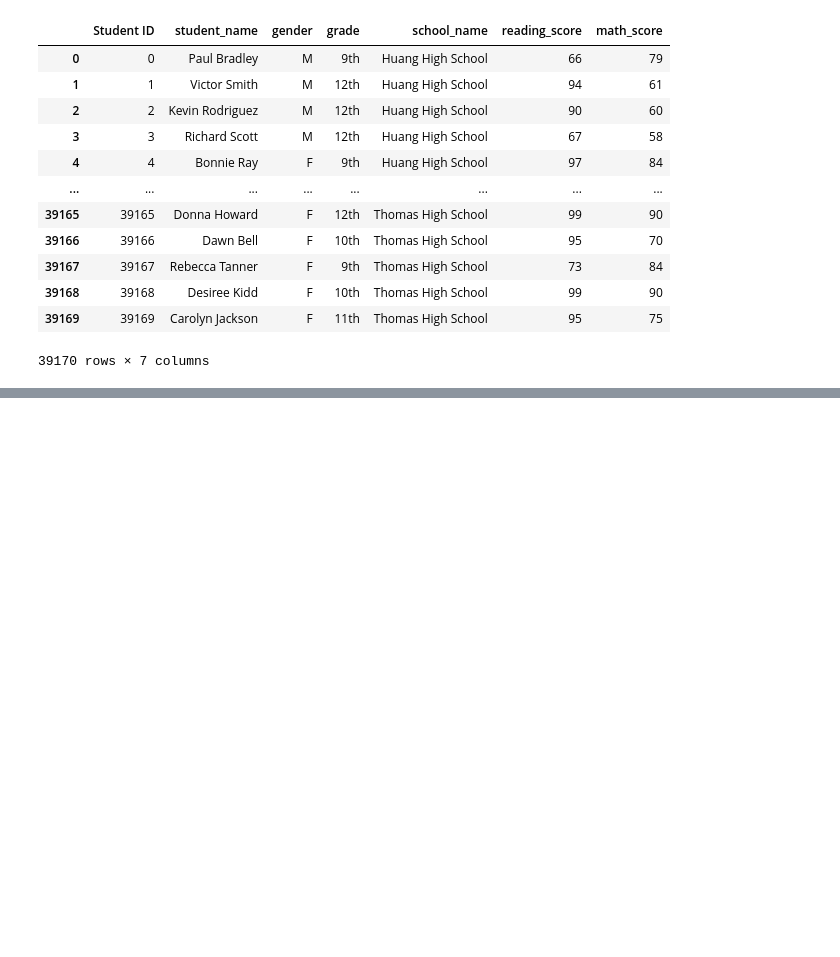
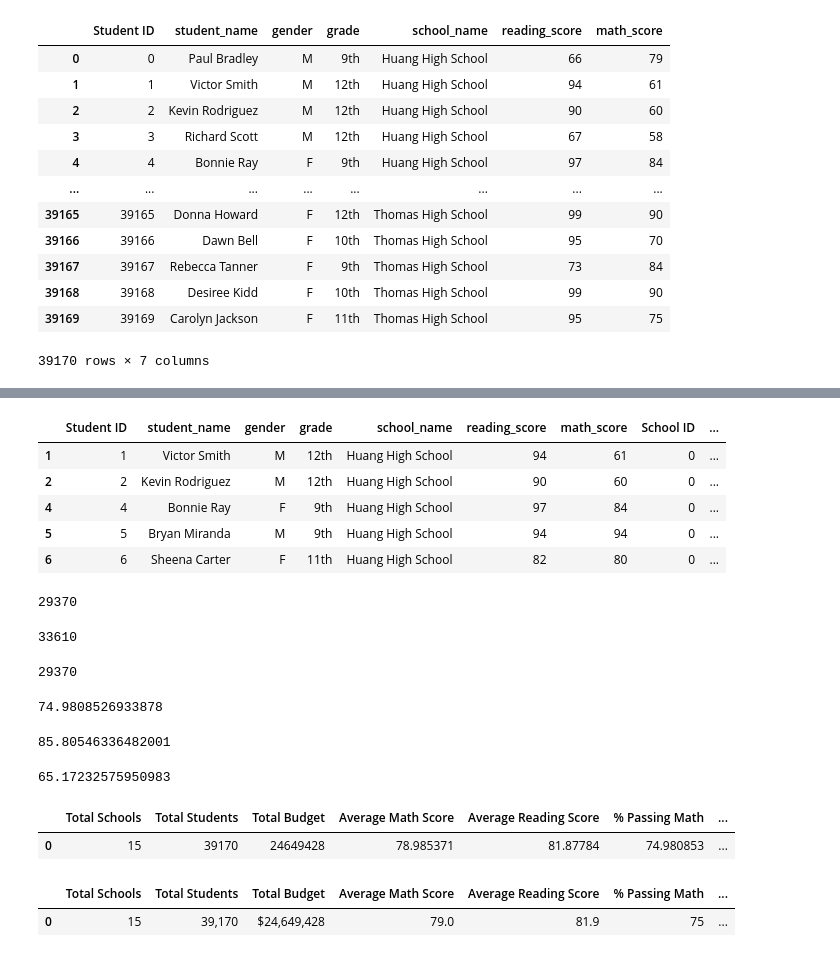
Before and after one commit to Dhanushree27/School_District_Analysis, a Jupyter notebook: PyCitySchools.ipynb, the cells around one changed output, grey strips where cells are left out. Drawn from its saved outputs; the diff is of its cells as text; code cells hidden in the pictures; blank space fills up the shorter version.

```diff
--- a/PyCitySchools.ipynb
+++ b/PyCitySchools.ipynb
@@ -181,0 +251,74 @@ student_data_df
+# %%
+#Calculate students who passed reading and store in new df
+passing_reading=school_data_complete_df[school_data_complete_df["reading_score"]>=70]
+passing_reading.head()
+# %% [output]
+|  | Student ID | student_name | gender | grade | school_name | reading_score | math_score | School ID | ... |
+| 1 | 1 | Victor Smith | M | 12th | Huang High School | 94 | 61 | 0 | ... |
+| 2 | 2 | Kevin Rodriguez | M | 12th | Huang High School | 90 | 60 | 0 | ... |
+| 4 | 4 | Bonnie Ray | F | 9th | Huang High School | 97 | 84 | 0 | ... |
+| 5 | 5 | Bryan Miranda | M | 9th | Huang High School | 94 | 94 | 0 | ... |
+| 6 | 6 | Sheena Carter | F | 11th | Huang High School | 82 | 80 | 0 | ... |
+# %%
+# Calculate number of students who passed math
+passing_math_count=passing_math["Student ID"].count()
+passing_math_count
+# %% [output]
+29370
+# %%
+# Calculate number of students who passed reading
+passing_reading_count=passing_reading["Student ID"].count()
+passing_reading_count
+# %% [output]
+33610
+# %%
+passing_grade_math=school_data_complete_df["math_score"]>=70
+passing_grade_math.sum()
+# %% [output]
+29370
+# %%
+# Calculate percentage that passed math
+passing_math_percentage=float(passing_math_count/student_count) *100
+passing_math_percentage
+# %% [output]
+74.9808526933878
+# %%
+# Calculate percentage that passed reading
+passing_reading_percentage=float(passing_reading_count/student_count) *100
+passing_reading_percentage
+# %% [output]
+85.80546336482001
+# %%
+# Calculate percentage of students who passed both math and reading
+passing_math_reading=school_data_complete_df[(school_data_complete_df["reading_score"]>=70) & (school_data_complete_df["math_score"]>=70)]
+passing_math_reading_count=passing_math_reading["Student ID"].count()
+overall_passing_percentage=passing_math_reading_count/student_count *100
+overall_passing_percentage
+# %% [output]
+65.17232575950983
+# %%
+# Adding results to a new DF
+district_summary_df=pd.DataFrame([{"Total Schools": school_count,
+          "Total Students": student_count,
+          "Total Budget": total_budget,
+          "Average Math Score": average_math_score,
+          "Average Reading Score": average_reading_score,
+          "% Passing Math": passing_math_percentage,
+         "% Passing Reading": passing_reading_percentage,
+        "% Overall Passing": overall_passing_percentage}])
+district_summary_df
+# %% [output]
+|  | Total Schools | Total Students | Total Budget | Average Math Score | Average Reading Score | % Passing Math | ... |
+| 0 | 15 | 39170 | 24649428 | 78.985371 | 81.87784 | 74.980853 | ... |
+# %%
+district_summary_df["Total Students"]=district_summary_df["Total Students"].map("{:,}".format)
+district_summary_df["Total Budget"]=district_summary_df["Total Budget"].map("${:,}".format)
+district_summary_df["Average Math Score"]=district_summary_df["Average Math Score"].map("{:.1f}".format)
+district_summary_df["Average Reading Score"]=district_summary_df["Average Reading Score"].map("{:.1f}".format)
+district_summary_df["% Passing Math"]=district_summary_df["% Passing Math"].map("{:.0f}".format)
+district_summary_df["% Passing Reading"]=district_summary_df["% Passing Reading"].map("{:.0f}".format)
+district_summary_df["% Overall Passing"]=district_summary_df["% Overall Passing"].map("{:.0f}".format)
+district_summary_df
+# %% [output]
+|  | Total Schools | Total Students | Total Budget | Average Math Score | Average Reading Score | % Passing Math | ... |
+| 0 | 15 | 39,170 | $24,649,428 | 79.0 | 81.9 | 75 | ... |
```
Also changed, not shown: parts of 8 cells of this notebook, 3 other files.
